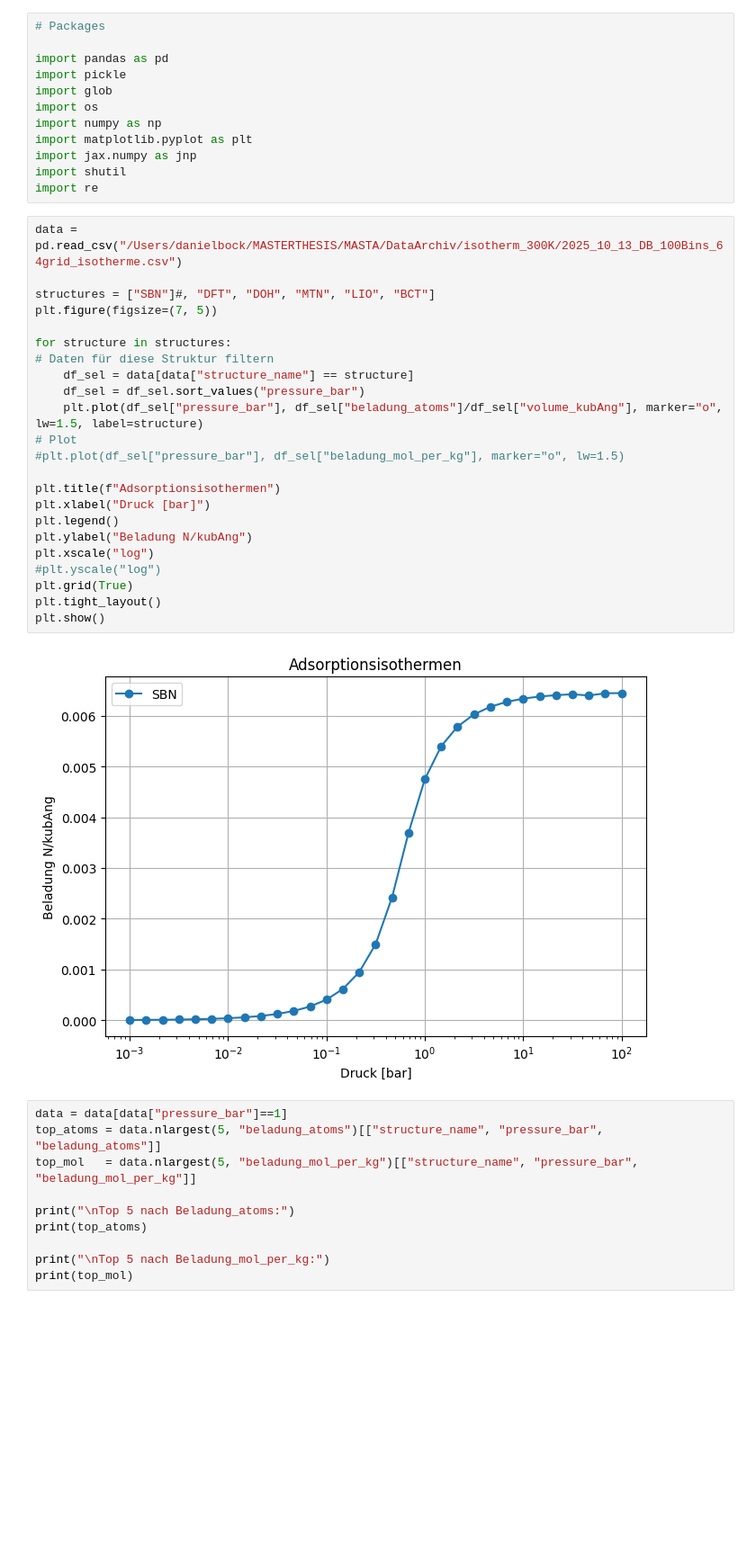
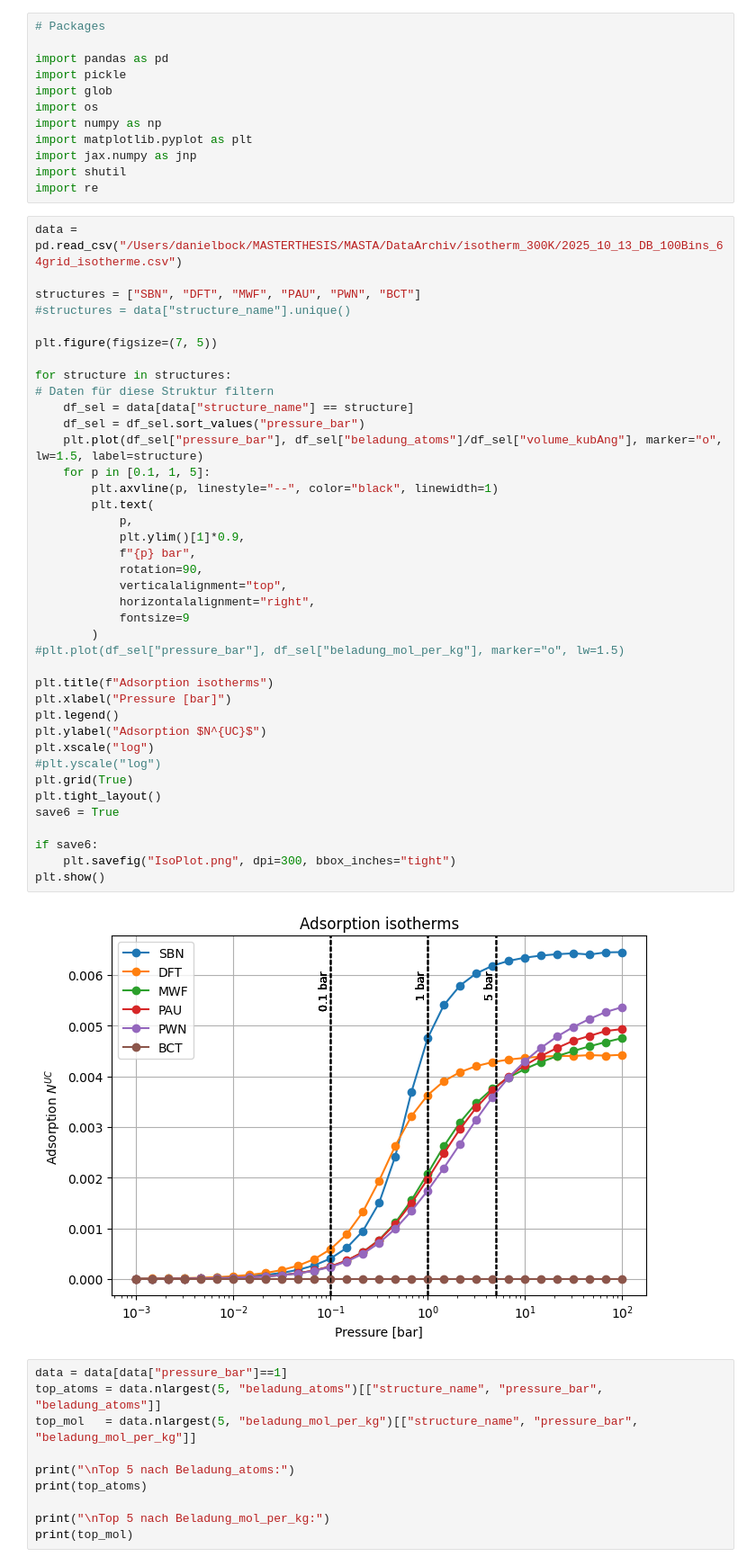
Before and after one commit to dbock369-dot/MASTHA, a Jupyter notebook: TestBench/Testbench_isotherm.ipynb, the cells around one changed output. Shown: that part at 90% size. Drawn from its saved outputs; the diff is of its cells as text; blank space fills up the shorter version.

```diff
--- a/TestBench/Testbench_isotherm.ipynb
+++ b/TestBench/Testbench_isotherm.ipynb
@@ -13,28 +13,44 @@ import re
 # %%
 data = pd.read_csv("/Users/danielbock/MASTERTHESIS/MASTA/DataArchiv/isotherm_300K/2025_10_13_DB_100Bins_64grid_isotherme.csv")
 
-structures = ["SBN"]#, "DFT", "DOH", "MTN", "LIO", "BCT"]
+structures = ["SBN", "DFT", "MWF", "PAU", "PWN", "BCT"]
+#structures = data["structure_name"].unique()
+
 plt.figure(figsize=(7, 5))
 
 for structure in structures:
 # Daten für diese Struktur filtern
     df_sel = data[data["structure_name"] == structure]
     df_sel = df_sel.sort_values("pressure_bar")
     plt.plot(df_sel["pressure_bar"], df_sel["beladung_atoms"]/df_sel["volume_kubAng"], marker="o", lw=1.5, label=structure)
-# Plot
+    for p in [0.1, 1, 5]:
+        plt.axvline(p, linestyle="--", color="black", linewidth=1)
+        plt.text(
+            p,
+            plt.ylim()[1]*0.9,
+            f"{p} bar",
+            rotation=90,
+            verticalalignment="top",
+            horizontalalignment="right",
+            fontsize=9
+        )
 #plt.plot(df_sel["pressure_bar"], df_sel["beladung_mol_per_kg"], marker="o", lw=1.5)
 
-plt.title(f"Adsorptionsisothermen")
-plt.xlabel("Druck [bar]")
+plt.title(f"Adsorption isotherms")
+plt.xlabel("Pressure [bar]")
 plt.legend()
-plt.ylabel("Beladung N/kubAng")
+plt.ylabel("Adsorption $N^{UC}$")
 plt.xscale("log")
 #plt.yscale("log")
 plt.grid(True)
 plt.tight_layout()
+save6 = True
+
+if save6:
+    plt.savefig("IsoPlot.png", dpi=300, bbox_inches="tight")
 plt.show()
 # %% [output]
-[figure, old version]
+[figure, new version]
 # %%
 data = data[data["pressure_bar"]==1]
 top_atoms = data.nlargest(5, "beladung_atoms")[["structure_name", "pressure_bar", "beladung_atoms"]]
```
Also changed, not shown: 31 other files.
